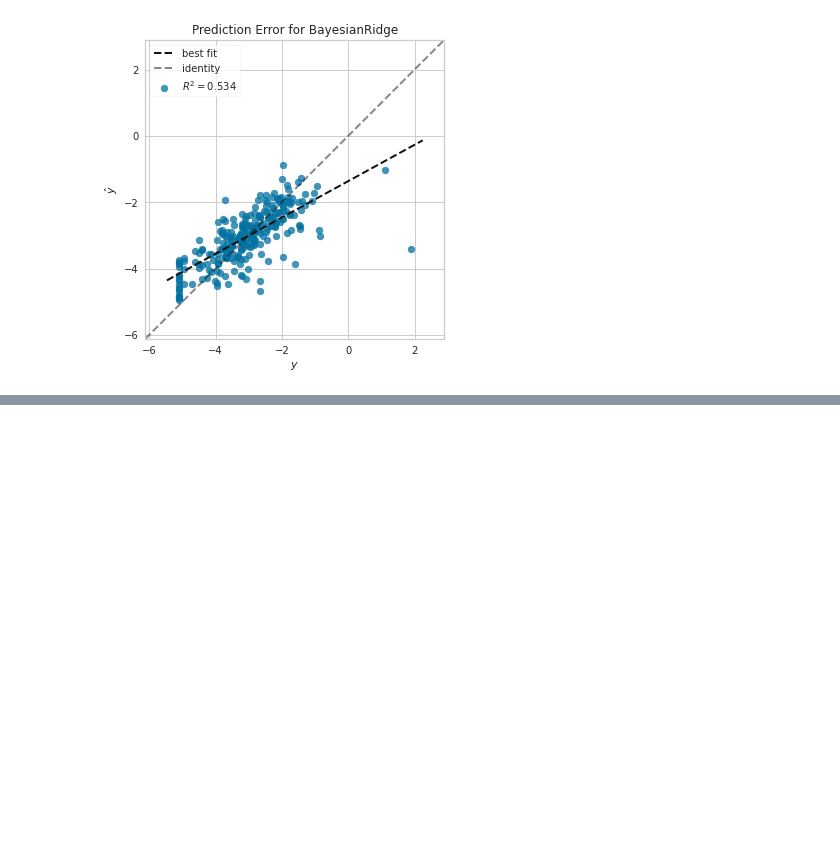
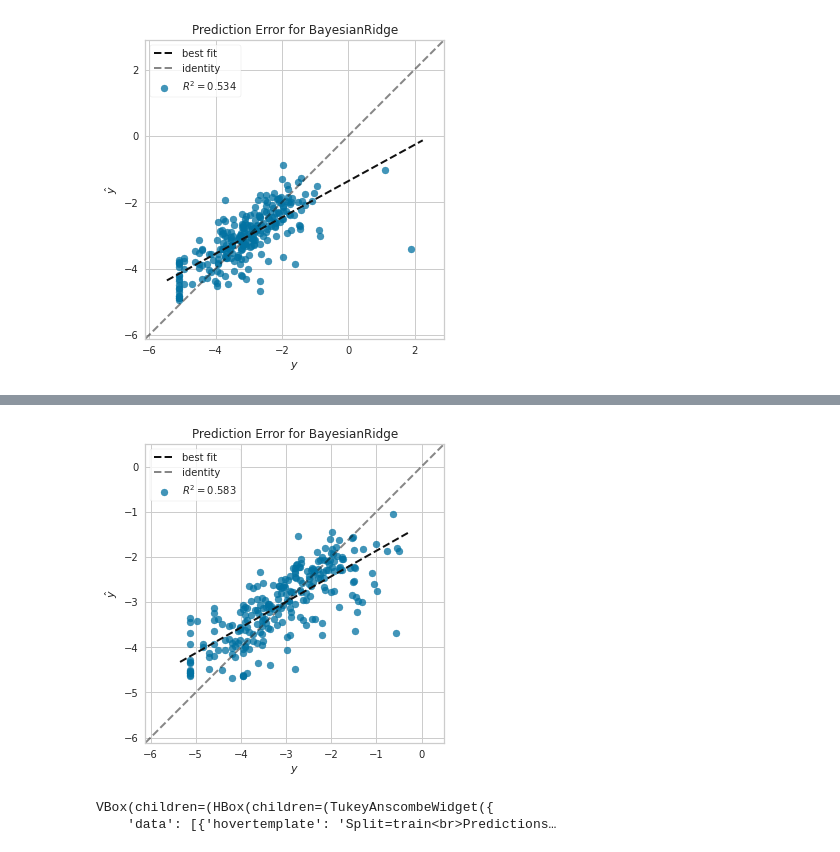
Before and after one commit to yihahn/mihlto, a Jupyter notebook: preliminary_pycaret.ipynb, the cells around one changed output, grey strips where cells are left out. Saved outputs shown, nothing was run; the diff lists cells and outputs as text; code cells hidden in the pictures; blank space fills up the shorter version.

```diff
--- a/preliminary_pycaret.ipynb
+++ b/preliminary_pycaret.ipynb
@@ -224,0 +342,9 @@ IntProgress(value=0, description='Processing: ', max=5)
+# %%
+plot_model(tuned_fsbr, 'error')
+# %% [output]
+[figure, added]
+# %%
+plot_model(tuned_fsbr, plot = 'residuals_interactive')
+# %% [output]
+VBox(children=(HBox(children=(TukeyAnscombeWidget({
+    'data': [{'hovertemplate': 'Split=train<br>Predictions…
```
Also changed, not shown: parts of 10 cells of this notebook.
